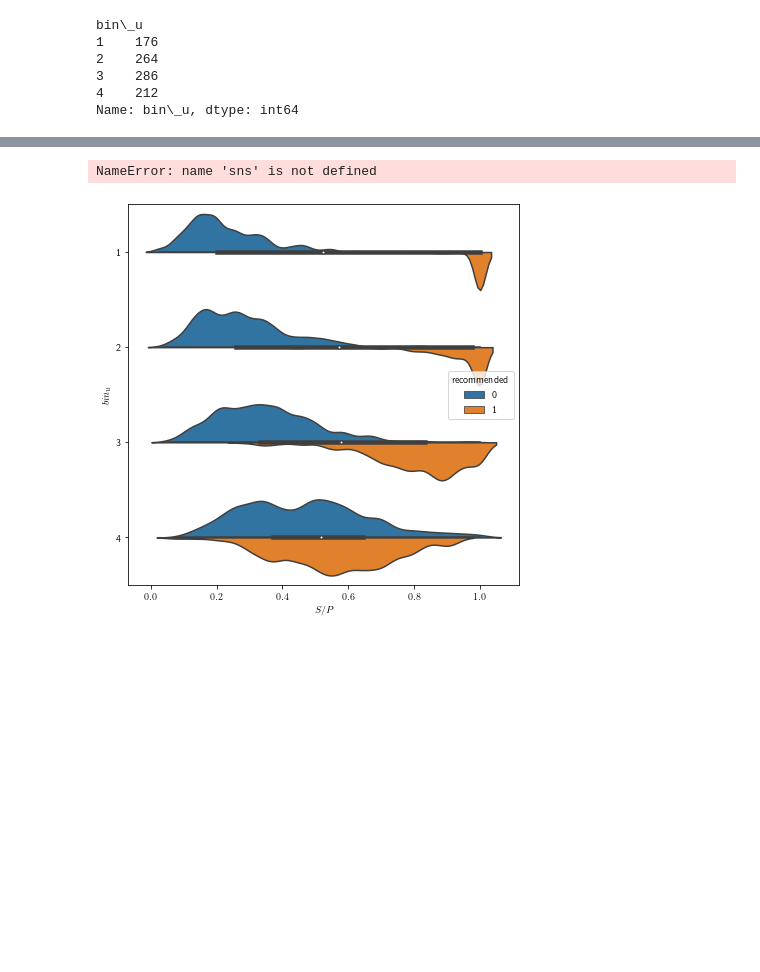
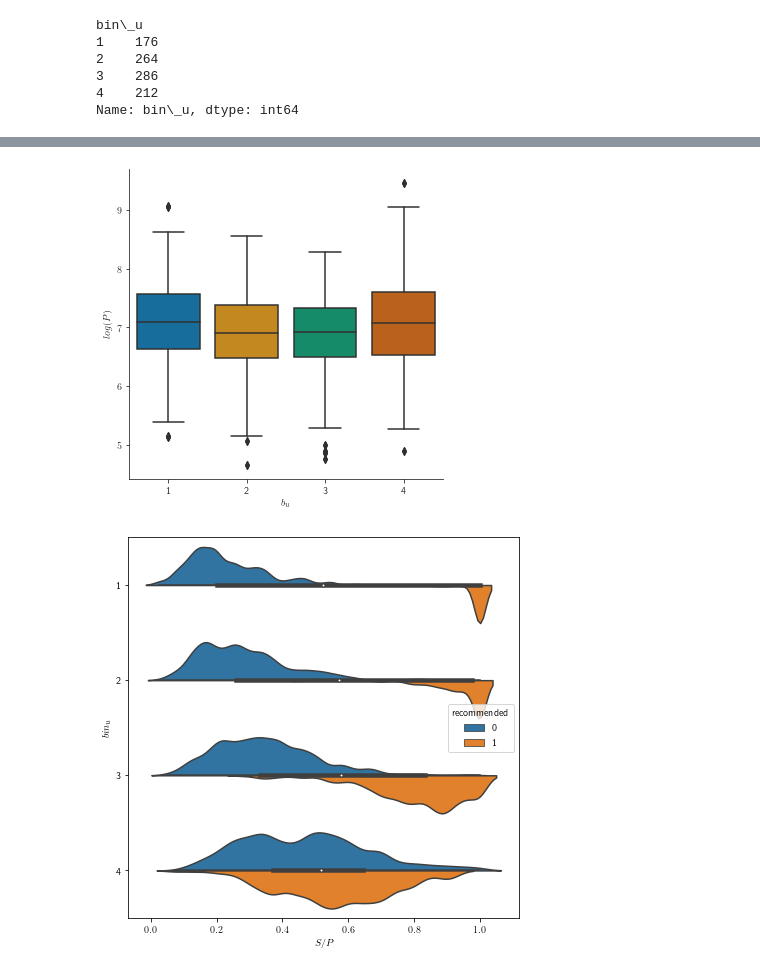
Before and after one commit to QuVil/cmb-recommendation, a Jupyter notebook: src/analysis/exploratory.ipynb, the cells around one changed output, grey strips where cells are left out. Cells and saved outputs as stored; diff of their text form; code cells hidden in the pictures; blank space fills up the shorter version.

```diff
--- a/src/analysis/exploratory.ipynb
+++ b/src/analysis/exploratory.ipynb
@@ -300,7 +303,9 @@ plt.savefig("../../results/pdist_ubins.png")
 # %%
-sns.catplot(x="binu", y="logplays", data=org_data.rename(columns={"u_bin_nb": "binu"}), kind="box")
+ax = sns.catplot(x="binu", y="logplays", data=org_data.rename(columns={"u_bin_nb": "binu"}), kind="box")
+ax.set(xlabel=r"$b_u$", ylabel=r"$log(P)$")
+plt.savefig("../../results/pdist_ubins_box.pdf")
 # %% [output]
-NameError: name 'sns' is not defined
+[figure, added]
 # %%
 org_data["u_bin_nb"] = org_data["u_bin_nb"].astype('category')
 f, ax = plt.subplots(figsize=(7, 7))
```
Also changed, not shown: parts of 8 cells of this notebook, 10 other files.
